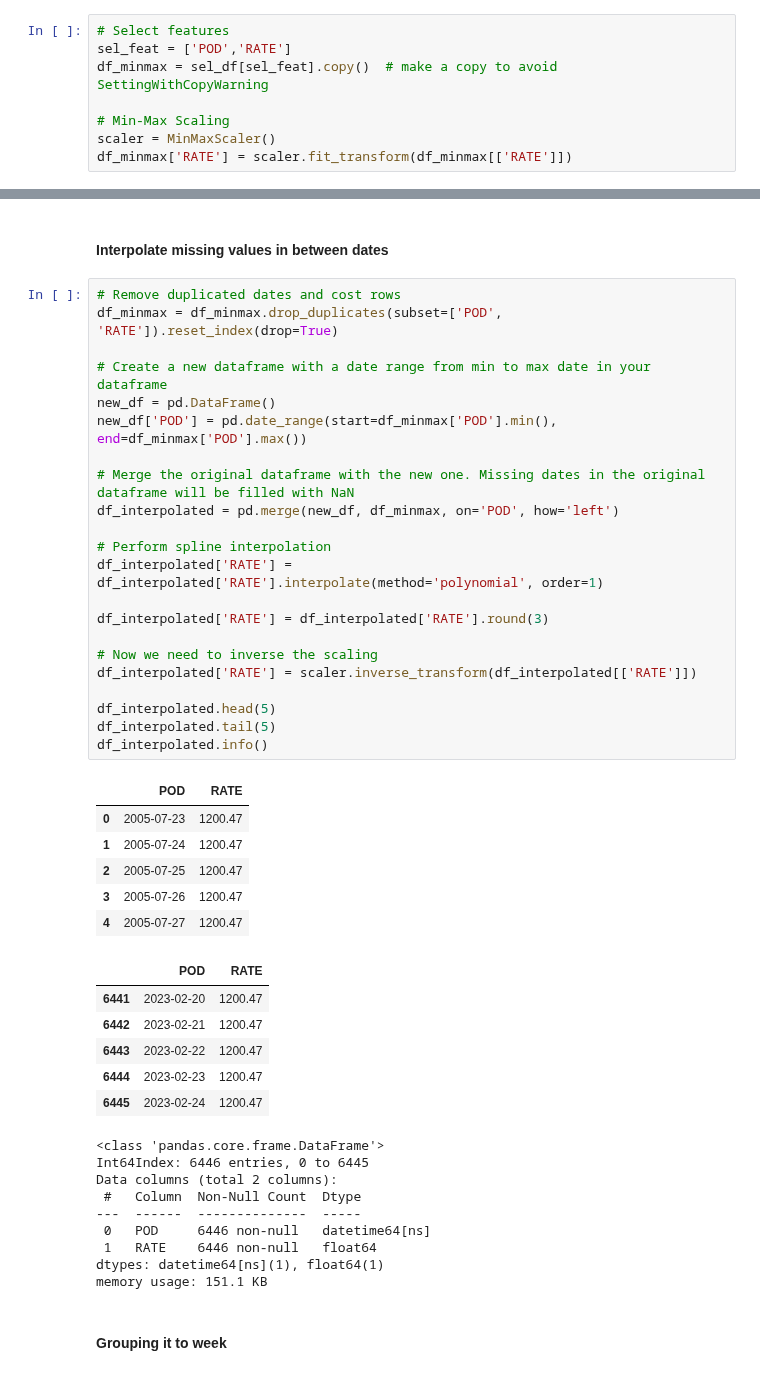
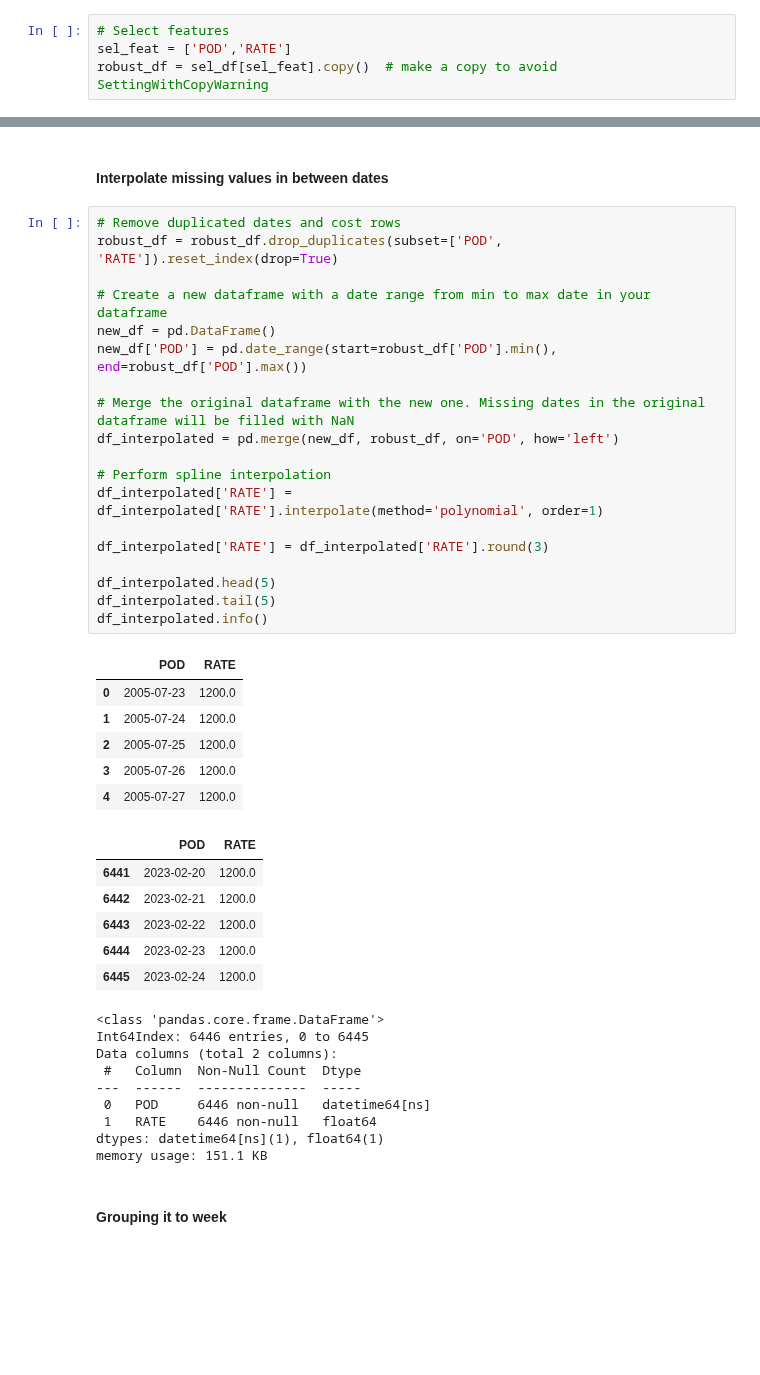
Before and after one commit to aloysiuswjw/Cost-Rate-Analysis, a Jupyter notebook: busan_week1_LSTM_attempt4_external_fea.ipynb, the cells around one changed output, grey strips where cells are left out. Saved outputs shown, nothing was run; the diff lists cells and outputs as text; blank space fills up the shorter version.

```diff
--- a/busan_week1_LSTM_attempt4_external_fea.ipynb
+++ b/busan_week1_LSTM_attempt4_external_fea.ipynb
@@ -218,8 +218,4 @@ memory usage: 115.2+ KB
 # %%
 # Select features
 sel_feat = ['POD','RATE']
-df_minmax = sel_df[sel_feat].copy()  # make a copy to avoid SettingWithCopyWarning
-
-# Min-Max Scaling
-scaler = MinMaxScaler()
-df_minmax['RATE'] = scaler.fit_transform(df_minmax[['RATE']])
+robust_df = sel_df[sel_feat].copy()  # make a copy to avoid SettingWithCopyWarning
@@ -235,39 +223,36 @@ The DataFrame does not contain NaN values.
 <h4>Interpolate missing values in between dates</h4>
 # %%
 # Remove duplicated dates and cost rows
-df_minmax = df_minmax.drop_duplicates(subset=['POD', 'RATE']).reset_index(drop=True)
+robust_df = robust_df.drop_duplicates(subset=['POD', 'RATE']).reset_index(drop=True)
 
 # Create a new dataframe with a date range from min to max date in your dataframe
 new_df = pd.DataFrame()
-new_df['POD'] = pd.date_range(start=df_minmax['POD'].min(), end=df_minmax['POD'].max())
+new_df['POD'] = pd.date_range(start=robust_df['POD'].min(), end=robust_df['POD'].max())
 
 # Merge the original dataframe with the new one. Missing dates in the original dataframe will be filled with NaN
-df_interpolated = pd.merge(new_df, df_minmax, on='POD', how='left')
+df_interpolated = pd.merge(new_df, robust_df, on='POD', how='left')
 
 # Perform spline interpolation
 df_interpolated['RATE'] = df_interpolated['RATE'].interpolate(method='polynomial', order=1)
 
 df_interpolated['RATE'] = df_interpolated['RATE'].round(3)
 
-# Now we need to inverse the scaling
-df_interpolated['RATE'] = scaler.inverse_transform(df_interpolated[['RATE']])
-
 df_interpolated.head(5)
 df_interpolated.tail(5)
 df_interpolated.info()
 # %% [output]
 |  | POD | RATE |
-| 0 | 2005-07-23 | 1200.47 |
-| 1 | 2005-07-24 | 1200.47 |
-| 2 | 2005-07-25 | 1200.47 |
-| 3 | 2005-07-26 | 1200.47 |
-| 4 | 2005-07-27 | 1200.47 |
+| 0 | 2005-07-23 | 1200.0 |
+| 1 | 2005-07-24 | 1200.0 |
+| 2 | 2005-07-25 | 1200.0 |
+| 3 | 2005-07-26 | 1200.0 |
+| 4 | 2005-07-27 | 1200.0 |
 |  | POD | RATE |
-| 6441 | 2023-02-20 | 1200.47 |
-| 6442 | 2023-02-21 | 1200.47 |
-| 6443 | 2023-02-22 | 1200.47 |
-| 6444 | 2023-02-23 | 1200.47 |
-| 6445 | 2023-02-24 | 1200.47 |
+| 6441 | 2023-02-20 | 1200.0 |
+| 6442 | 2023-02-21 | 1200.0 |
+| 6443 | 2023-02-22 | 1200.0 |
+| 6444 | 2023-02-23 | 1200.0 |
+| 6445 | 2023-02-24 | 1200.0 |
 <class 'pandas.core.frame.DataFrame'>
 Int64Index: 6446 entries, 0 to 6445
 Data columns (total 2 columns):
```
Also changed, not shown: parts of 8 cells of this notebook, 2 other files.
